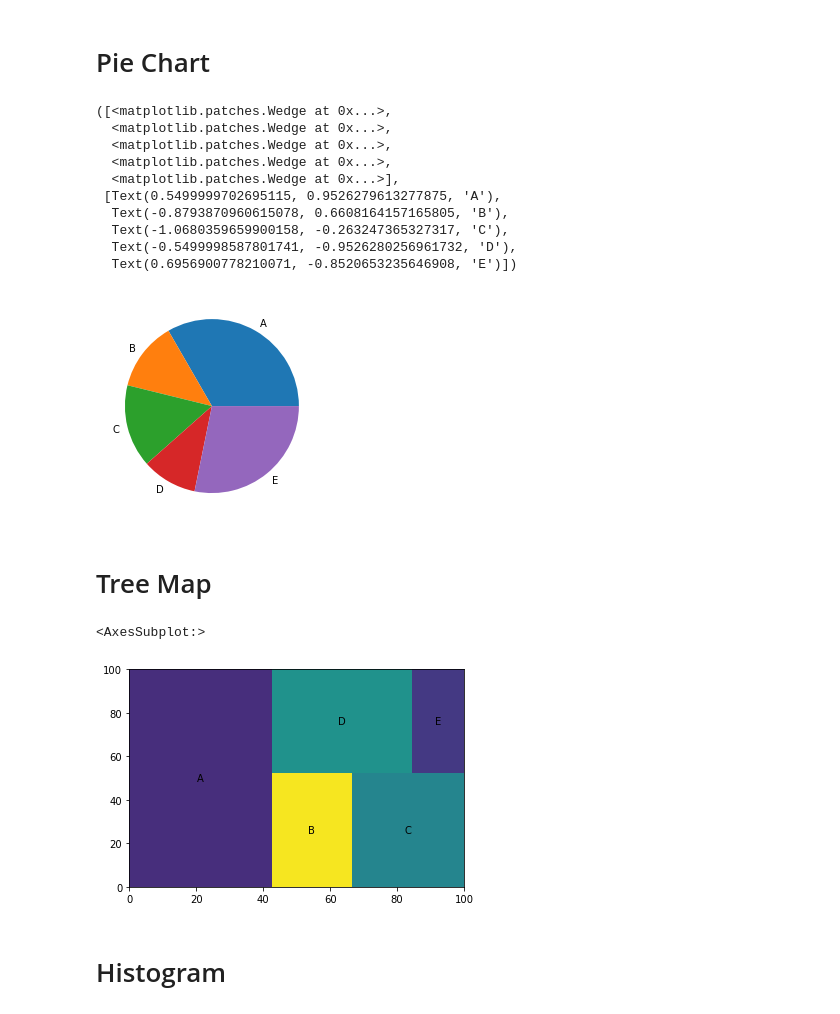
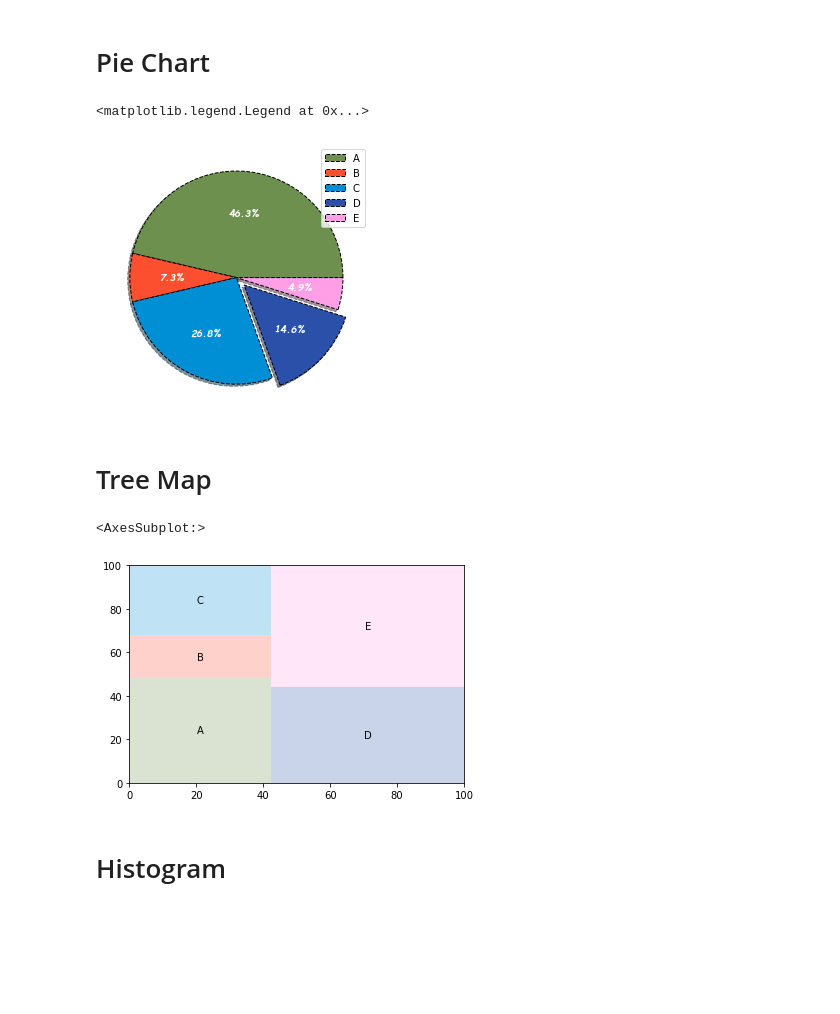
Before and after one commit to Ryan-Ashton/visualisation_notes, a Jupyter notebook: Matplotlib.ipynb, the cells around one changed output. Saved outputs shown, nothing was run; the diff lists cells and outputs as text; code cells hidden in the pictures; blank space fills up the shorter version.

```diff
--- a/Matplotlib.ipynb
+++ b/Matplotlib.ipynb
@@ -449,33 +506,45 @@ fig = plt.figure()
 
 x = random.sample(range(1,20), 5)
 labels = ['A', 'B', 'C', 'D', 'E']
+explode = [0, 0, 0, 0.1, 0]
+colours = ['#6d904f', '#fc4f30', '#008fd5', '#2B50AA', '#ff9fe5']
 
-plt.pie(x=x, labels=labels)
+plt.pie(x=x,
+        labels=labels,
+        explode=explode,
+        colors=colours,
+        startangle=360,
+        autopct='%1.1f%%',
+        wedgeprops={'edgecolor': 'black', 'fill': True, 'linestyle': '--'},
+        textprops={'color': 'white', 'family':'cursive', 'fontsize':10,'fontstyle':'italic','fontweight':'bold'},
+        shadow=True,
+        rotatelabels=False
+       )
+
+plt.tight_layout()
+plt.legend(loc='upper right')
 # %% [output]
-([<matplotlib.patches.Wedge at 0x...>,
-  <matplotlib.patches.Wedge at 0x...>,
-  <matplotlib.patches.Wedge at 0x...>,
-  <matplotlib.patches.Wedge at 0x...>,
-  <matplotlib.patches.Wedge at 0x...>],
- [Text(0.5499999702695115, 0.9526279613277875, 'A'),
-  Text(-0.8793870960615078, 0.6608164157165805, 'B'),
-  Text(-1.0680359659900158, -0.263247365327317, 'C'),
-  Text(-0.5499998587801741, -0.9526280256961732, 'D'),
-  Text(0.6956900778210071, -0.8520653235646908, 'E')])
+<matplotlib.legend.Legend at 0x...>
-[figure, old version]
+[figure, new version]
 # %% [markdown]
 # Tree Map
 # %%
 import squarify
 
 fig = plt.figure()
 x = random.sample(range(1,20), 5)
 labels = ['A', 'B', 'C', 'D', 'E']
+colours = ['#6d904f', '#fc4f30', '#008fd5', '#2B50AA', '#ff9fe5']
 
-squarify.plot(sizes=x, label=labels)
+squarify.plot(sizes=x,
+              label=labels,
+              color=colours,
+              pad=False,
+              alpha=0.25
+                 )
 # %% [output]
 <AxesSubplot:>
-[figure, old version]
+[figure, new version]
 # %% [markdown]
 # Histogram
 # %%
```
Also changed, not shown: parts of 17 cells of this notebook.
